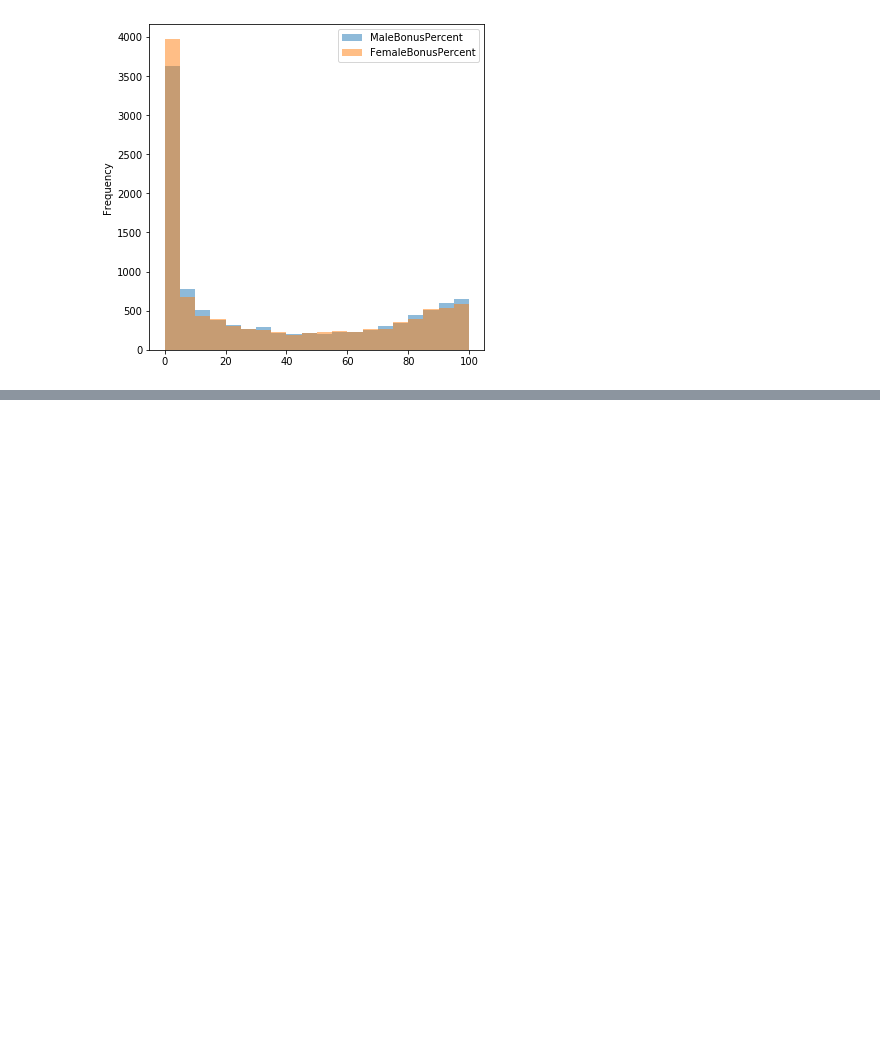
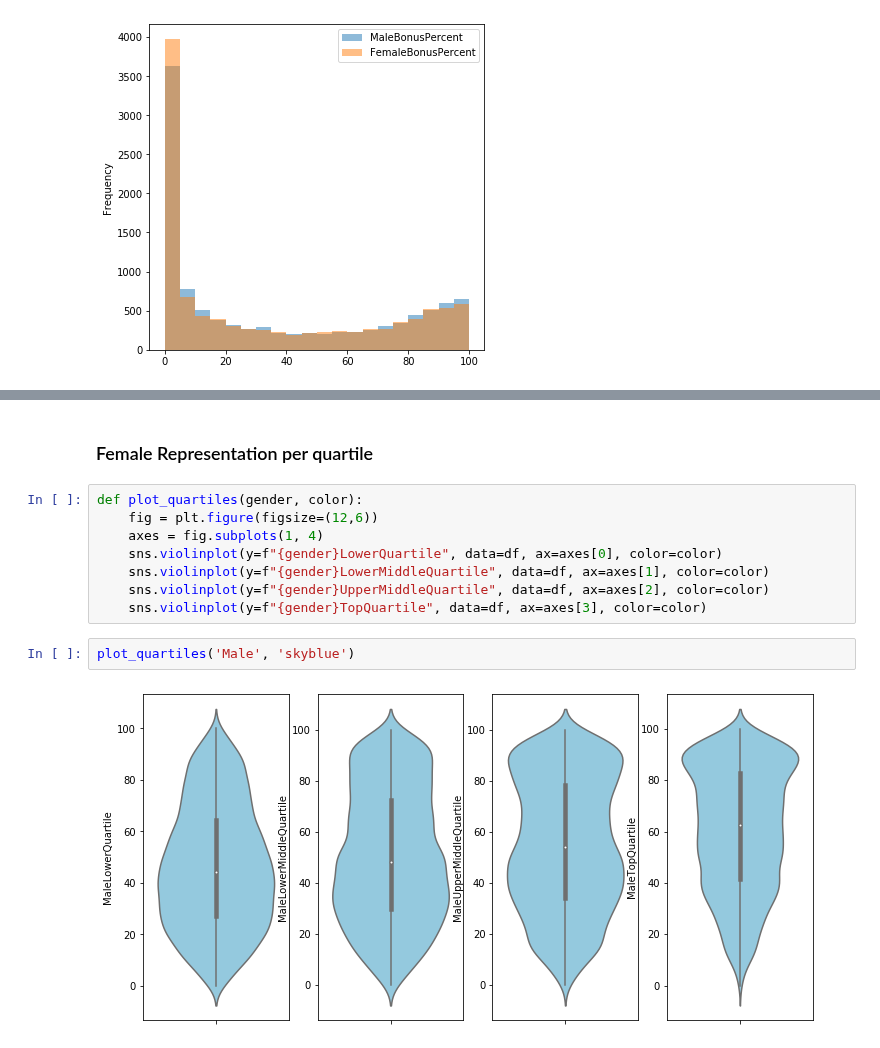
Before and after one commit to Ads2020Group6/data-exploration, a Jupyter notebook: GPG Government Equalities Office.ipynb, the cells around one changed output, grey strips where cells are left out. Saved outputs shown, nothing was run; the diff lists cells and outputs as text; blank space fills up the shorter version.

Commit message:
Quartile Analysis 1

```diff
--- a/GPG Government Equalities Office.ipynb
+++ b/GPG Government Equalities Office.ipynb
@@ -281,0 +335,14 @@ Female employees are granted with higher bonus only when 0-5%. In almost the res
+# %% [markdown]
+### Female Representation per quartile
+# %%
+def plot_quartiles(gender, color):
+    fig = plt.figure(figsize=(12,6))
+    axes = fig.subplots(1, 4)
+    sns.violinplot(y=f"{gender}LowerQuartile", data=df, ax=axes[0], color=color)
+    sns.violinplot(y=f"{gender}LowerMiddleQuartile", data=df, ax=axes[1], color=color)
+    sns.violinplot(y=f"{gender}UpperMiddleQuartile", data=df, ax=axes[2], color=color)
+    sns.violinplot(y=f"{gender}TopQuartile", data=df, ax=axes[3], color=color)
+# %%
+plot_quartiles('Male', 'skyblue')
+# %% [output]
+[figure, added]
```
Also changed, not shown: parts of 20 cells of this notebook.
